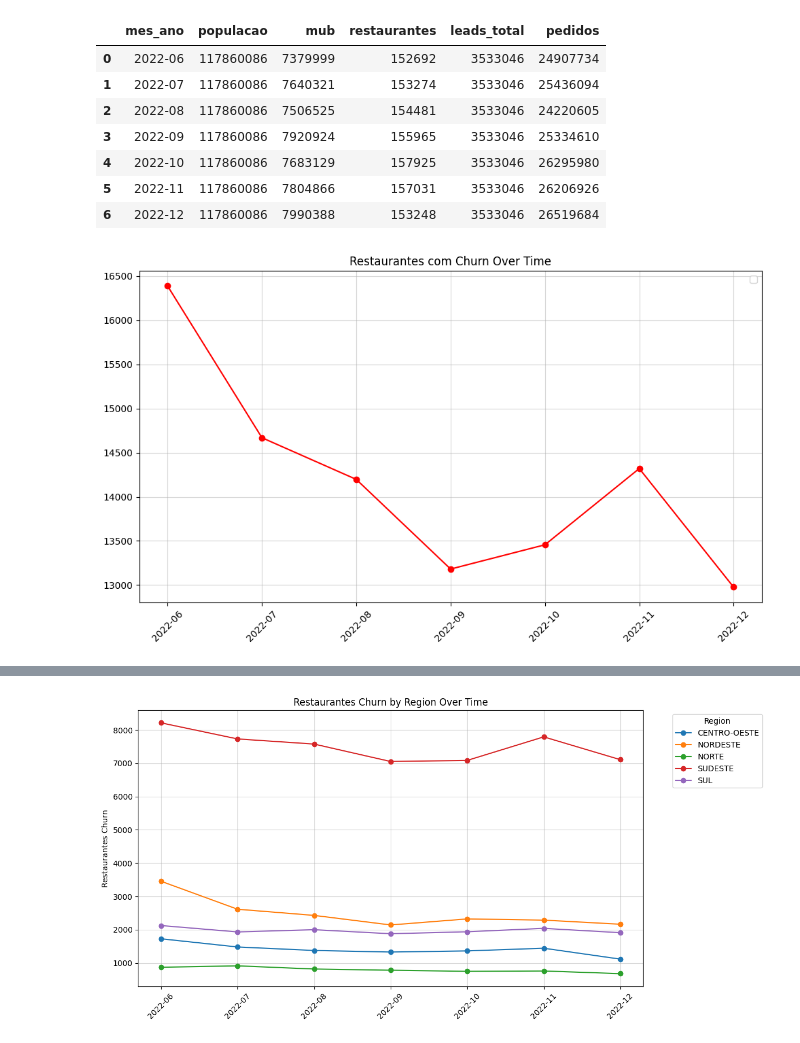
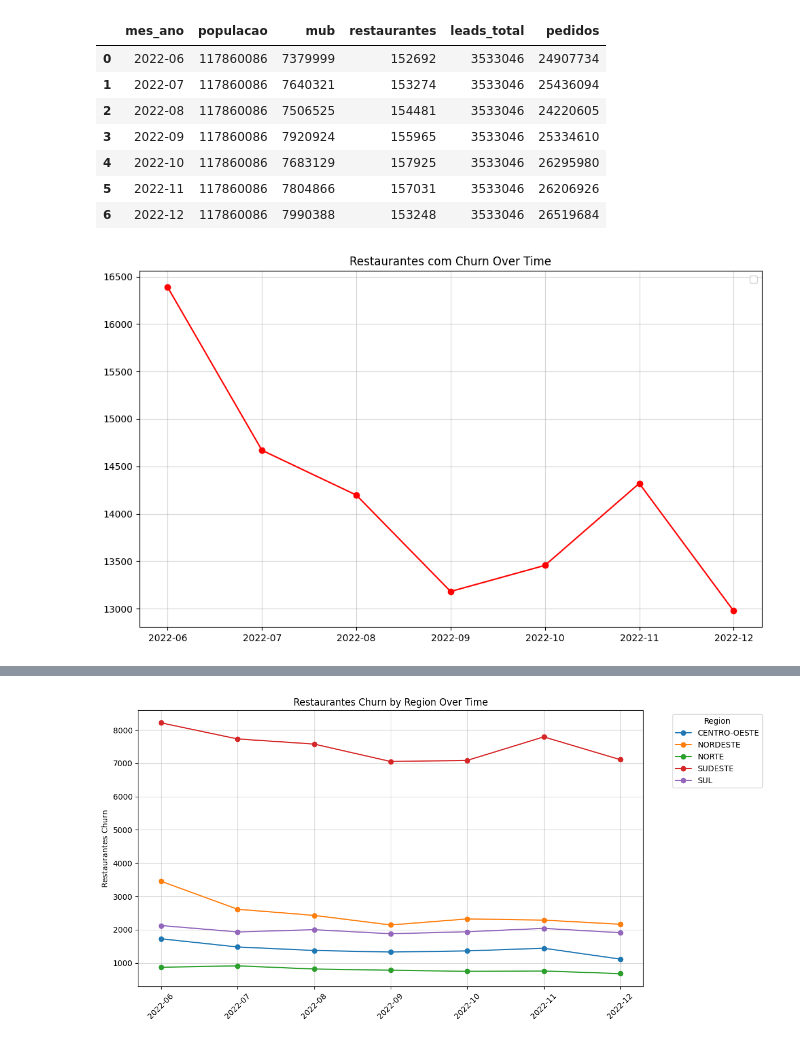
Before and after one commit to j4-metrics/Case-Ifood---Data-Analyst, a Jupyter notebook: PS_Ifood_Data_Analyst.ipynb, the cells around one changed output, grey strips where cells are left out. Saved outputs shown, nothing was run; the diff lists cells and outputs as text; code cells hidden in the pictures.

```diff
--- a/PS_Ifood_Data_Analyst.ipynb
+++ b/PS_Ifood_Data_Analyst.ipynb
@@ -282,14 +226,14 @@ result
 # %%
 # Plot the red line chart
 plt.figure(figsize=(10, 6))
 plt.plot(rsp.index, rsp.values, color='red', marker='o', linestyle='-')
 plt.title('Restaurantes com Churn Over Time')
 plt.xlabel('')
 plt.ylabel('')
-plt.xticks(rotation=45)
+plt.xticks(rotation=0)
 plt.grid(alpha=0.5)
 plt.legend()
 plt.tight_layout()
 plt.show()
 # %% [output]
-[figure, old version]
+[figure, new version]
```
Also changed, not shown: parts of 41 cells of this notebook, 2 other files.
